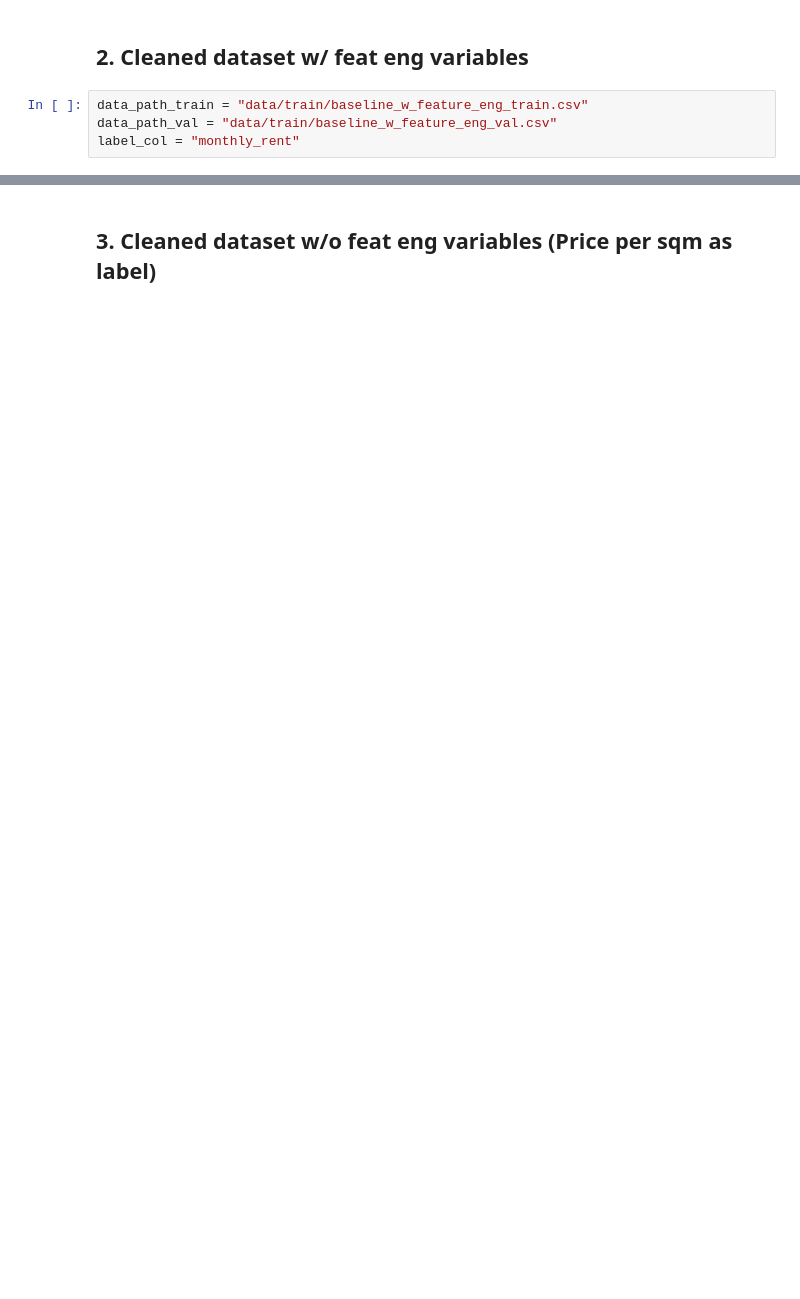
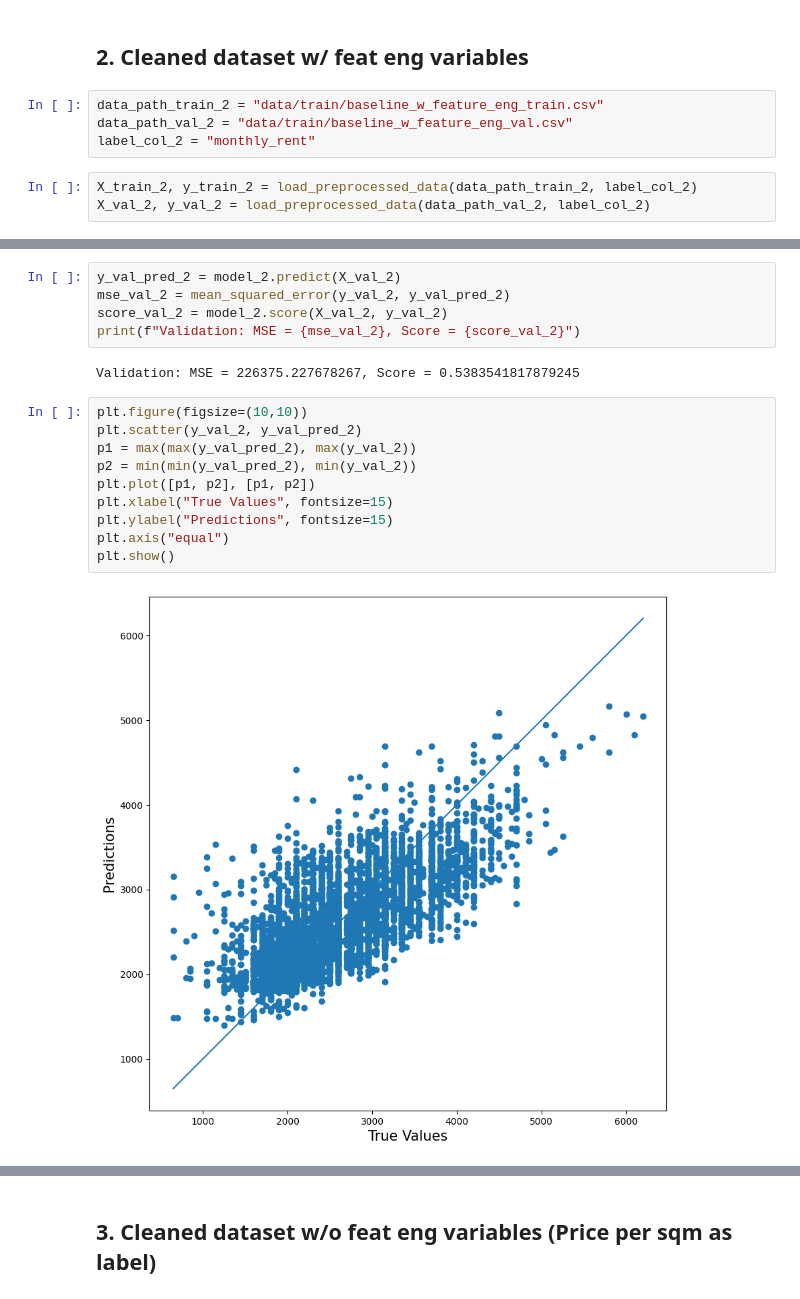
Before and after one commit to benhgm/cs5228_flat_rental, a Jupyter notebook: lightgbm.ipynb, the cells around one changed output, grey strips where cells are left out. Cells and saved outputs as stored; diff of their text form; blank space fills up the shorter version.

```diff
--- a/lightgbm.ipynb
+++ b/lightgbm.ipynb
@@ -46,7 +122,10 @@ Validation: MSE = 226121.3467232415, Score = 0.5387529021447376
 # %% [markdown]
 ## 2. Cleaned dataset w/ feat eng variables
 # %%
-data_path_train = "data/train/baseline_w_feature_eng_train.csv"
-data_path_val = "data/train/baseline_w_feature_eng_val.csv"
-label_col = "monthly_rent"
+data_path_train_2 = "data/train/baseline_w_feature_eng_train.csv"
+data_path_val_2 = "data/train/baseline_w_feature_eng_val.csv"
+label_col_2 = "monthly_rent"
+# %%
+X_train_2, y_train_2 = load_preprocessed_data(data_path_train_2, label_col_2)
+X_val_2, y_val_2 = load_preprocessed_data(data_path_val_2, label_col_2)
 # %%
@@ -78,0 +149,19 @@ Validation: MSE = 225901.56845204812, Score = 0.5393201125714477
+# %%
+y_val_pred_2 = model_2.predict(X_val_2)
+mse_val_2 = mean_squared_error(y_val_2, y_val_pred_2)
+score_val_2 = model_2.score(X_val_2, y_val_2)
+print(f"Validation: MSE = {mse_val_2}, Score = {score_val_2}")
+# %% [output]
+Validation: MSE = 226375.227678267, Score = 0.5383541817879245
+# %%
+plt.figure(figsize=(10,10))
+plt.scatter(y_val_2, y_val_pred_2)
+p1 = max(max(y_val_pred_2), max(y_val_2))
+p2 = min(min(y_val_pred_2), min(y_val_2))
+plt.plot([p1, p2], [p1, p2])
+plt.xlabel("True Values", fontsize=15)
+plt.ylabel("Predictions", fontsize=15)
+plt.axis("equal")
+plt.show()
+# %% [output]
+[figure, added]
```
Also changed, not shown: parts of 45 cells of this notebook.
